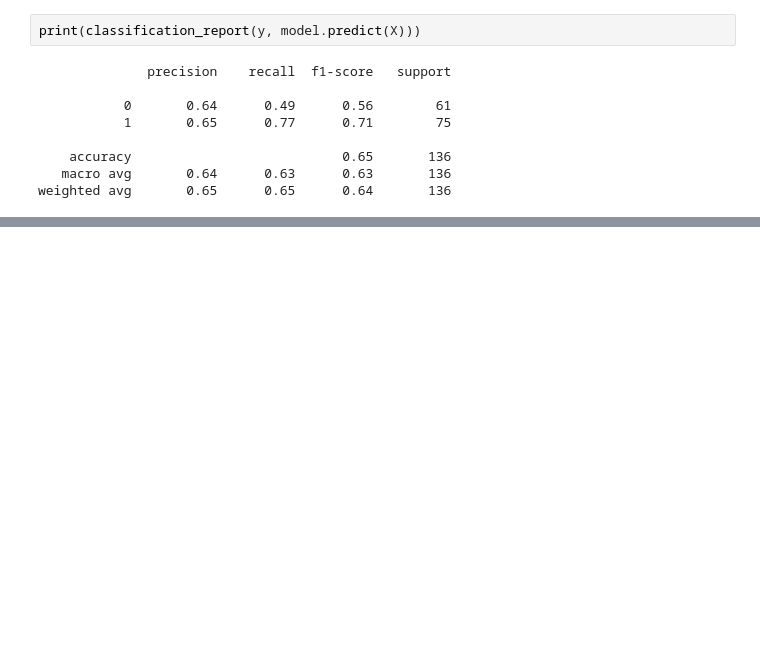
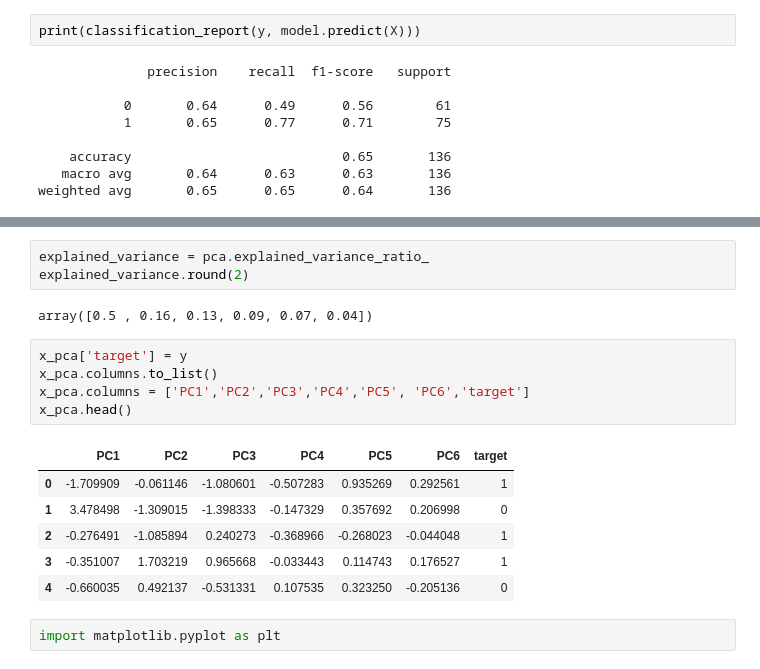
Before and after one commit to jfeiten/PepperCustomers, a Jupyter notebook: data_analysis.ipynb, the cells around one changed output, grey strips where cells are left out. Saved outputs shown, nothing was run; the diff lists cells and outputs as text; blank space fills up the shorter version.

```diff
--- a/data_analysis.ipynb
+++ b/data_analysis.ipynb
@@ -68,0 +94,19 @@ weighted avg       0.65      0.65      0.64       136
+# %%
+explained_variance = pca.explained_variance_ratio_
+explained_variance.round(2)
+# %% [output]
+array([0.5 , 0.16, 0.13, 0.09, 0.07, 0.04])
+# %%
+x_pca['target'] = y
+x_pca.columns.to_list()
+x_pca.columns = ['PC1','PC2','PC3','PC4','PC5', 'PC6','target']
+x_pca.head()
+# %% [output]
+|  | PC1 | PC2 | PC3 | PC4 | PC5 | PC6 | target |
+| 0 | -1.709909 | -0.061146 | -1.080601 | -0.507283 | 0.935269 | 0.292561 | 1 |
+| 1 | 3.478498 | -1.309015 | -1.398333 | -0.147329 | 0.357692 | 0.206998 | 0 |
+| 2 | -0.276491 | -1.085894 | 0.240273 | -0.368966 | -0.268023 | -0.044048 | 1 |
+| 3 | -0.351007 | 1.703219 | 0.965668 | -0.033443 | 0.114743 | 0.176527 | 1 |
+| 4 | -0.660035 | 0.492137 | -0.531331 | 0.107535 | 0.323250 | -0.205136 | 0 |
+# %%
+import matplotlib.pyplot as plt
```
Also changed, not shown: parts of 7 cells of this notebook.
